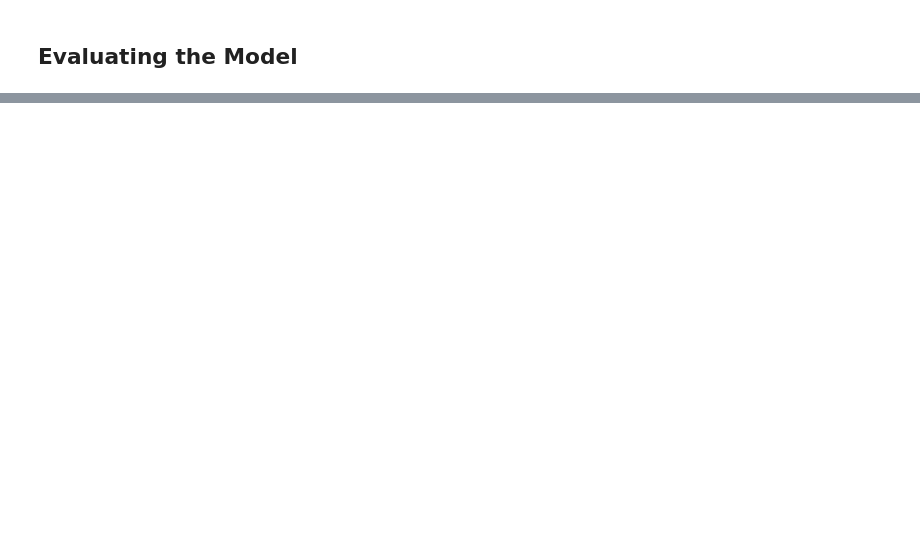
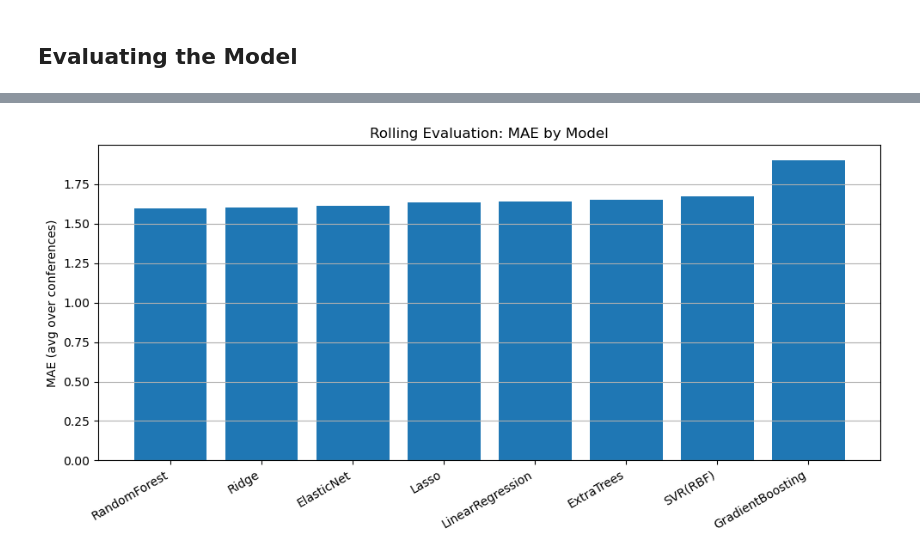
Before and after one commit to FranciscoAlves124/AC, a Jupyter notebook: rankings/rankings.ipynb, the cells around one changed output, grey strips where cells are left out. Drawn from its saved outputs; the diff is of its cells as text; code cells hidden in the pictures; blank space fills up the shorter version.

```diff
--- a/rankings/rankings.ipynb
+++ b/rankings/rankings.ipynb
@@ -548,2 +984,99 @@ print(west)
 # %% [markdown]
 ## Evaluating the Model
+# %%
+# ===============================================
+# MODEL COMPARISON: multiple regressors, rolling eval
+# ===============================================
+import numpy as np
+import pandas as pd
+import matplotlib.pyplot as plt
+
+from sklearn.ensemble import RandomForestRegressor, GradientBoostingRegressor, ExtraTreesRegressor
+from sklearn.linear_model import LinearRegression, Ridge, Lasso, ElasticNet
+from sklearn.svm import SVR
+from sklearn.metrics import mean_absolute_error, mean_squared_error
+from scipy.stats import spearmanr, kendalltau
+
+# Define candidate models with sensible defaults
+candidate_models = {
+    "RandomForest": RandomForestRegressor(n_estimators=500, max_depth=10, min_samples_split=5, min_samples_leaf=3, max_features="sqrt", bootstrap=True, random_state=42),
+    "ExtraTrees": ExtraTreesRegressor(n_estimators=600, max_depth=None, min_samples_split=2, min_samples_leaf=1, max_features="sqrt", bootstrap=False, random_state=42),
+    "GradientBoosting": GradientBoostingRegressor(random_state=42),
+    "SVR(RBF)": SVR(kernel="rbf", C=3.0, epsilon=0.2, gamma="scale"),
+    "LinearRegression": LinearRegression(),
+    "Ridge": Ridge(alpha=1.0, random_state=42),
+    "Lasso": Lasso(alpha=0.001, random_state=42, max_iter=10000),
+    "ElasticNet": ElasticNet(alpha=0.001, l1_ratio=0.5, random_state=42, max_iter=10000),
+}
+
+years_sorted = sorted(dataset["year"].unique())
+
+def rolling_eval_for_model(model, feature_cols, dataset):
+    results = []
+    for year in years_sorted:
+        past_years = [y for y in years_sorted if y < year]
+        if len(past_years) == 0:
+            continue
+        train_df = dataset[dataset["year"].isin(past_years)].copy()
+        test_df  = dataset[dataset["year"] == year].copy()
+        if train_df.empty or test_df.empty:
+            continue
+        # Fit
+        model.fit(train_df[feature_cols], train_df["Actual_Rank"])
+        # Predict
+        test_df["Predicted_Rank"] = model.predict(test_df[feature_cols])
+        # Metrics per conference
+        for conf in ["EA", "WE"]:
+            conf_df = test_df[test_df["confID"] == conf].copy()
+            if conf_df.empty:
+                continue
+            spearman = spearmanr(conf_df["Actual_Rank"], conf_df["Predicted_Rank"]).correlation
+            kendall  = kendalltau(conf_df["Actual_Rank"], conf_df["Predicted_Rank"]).correlation
+            mae      = mean_absolute_error(conf_df["Actual_Rank"], conf_df["Predicted_Rank"])
+            rmse     = np.sqrt(mean_squared_error(conf_df["Actual_Rank"], conf_df["Predicted_Rank"]))
+            # Top-k
+            actual_top1    = set(conf_df.sort_values("Actual_Rank").head(1)["tmID"])
+            predicted_top1 = set(conf_df.sort_values("Predicted_Rank").head(1)["tmID"])
+            top1 = int(bool(actual_top1 & predicted_top1))
+            actual_top3    = set(conf_df.sort_values("Actual_Rank").head(3)["tmID"])
+            predicted_top3 = set(conf_df.sort_values("Predicted_Rank").head(3)["tmID"])
+            top3 = len(actual_top3 & predicted_top3) / 3.0
+            results.append({"Year": year, "confID": conf, "Spearman": spearman, "KendallTau": kendall, "MAE": mae, "RMSE": rmse, "Top1_Accuracy": top1, "Top3_Accuracy": top3})
+    return pd.DataFrame(results)
+
+# Run rolling evaluation for each model
+comparison = {}
+for name, mdl in candidate_models.items():
+    df = rolling_eval_for_model(mdl, feature_cols, dataset)
+    comparison[name] = df.groupby("confID").mean(numeric_only=True).reset_index()
+    # Save per-model results
+    # df.to_csv(f"evaluation_rolling_{name}_by_year.csv", index=False)
+    # comparison[name].to_csv(f"evaluation_rolling_{name}_averages.csv", index=False)
+    print(f"\n=== {name} Rolling Averages ===")
+    print(comparison[name])
+
+# Summary table: average across conferences (weighted equally)
+summary_rows = []
+for name, avg_df in comparison.items():
+    # mean over conferences for each metric
+    row = {"Model": name}
+    for metric in ["Spearman", "KendallTau", "MAE", "RMSE", "Top1_Accuracy", "Top3_Accuracy", "Year"]:
+        if metric in avg_df.columns:
+            row[metric] = avg_df[metric].mean()
+    summary_rows.append(row)
+
+summary_df = pd.DataFrame(summary_rows).sort_values(["MAE", "RMSE"], ascending=[True, True])
+summary_df.to_csv("evaluation_rolling_model_summary.csv", index=False)
+print("\n=== Rolling Model Comparison (lower MAE/RMSE is better) ===")
+print(summary_df)
+
+# Plot MAE by model (average over conferences)
+plt.figure(figsize=(10,5))
+plt.bar(summary_df["Model"], summary_df["MAE"])
+plt.ylabel("MAE (avg over conferences)")
+plt.title("Rolling Evaluation: MAE by Model")
+plt.xticks(rotation=30, ha="right")
+plt.grid(axis="y")
+plt.tight_layout()
+plt.show()
+# %% [output]
@@ -549,0 +1100 @@ print(west)
+[figure, added]
```
Also changed, not shown: parts of 6 cells of this notebook, 4 other files.
